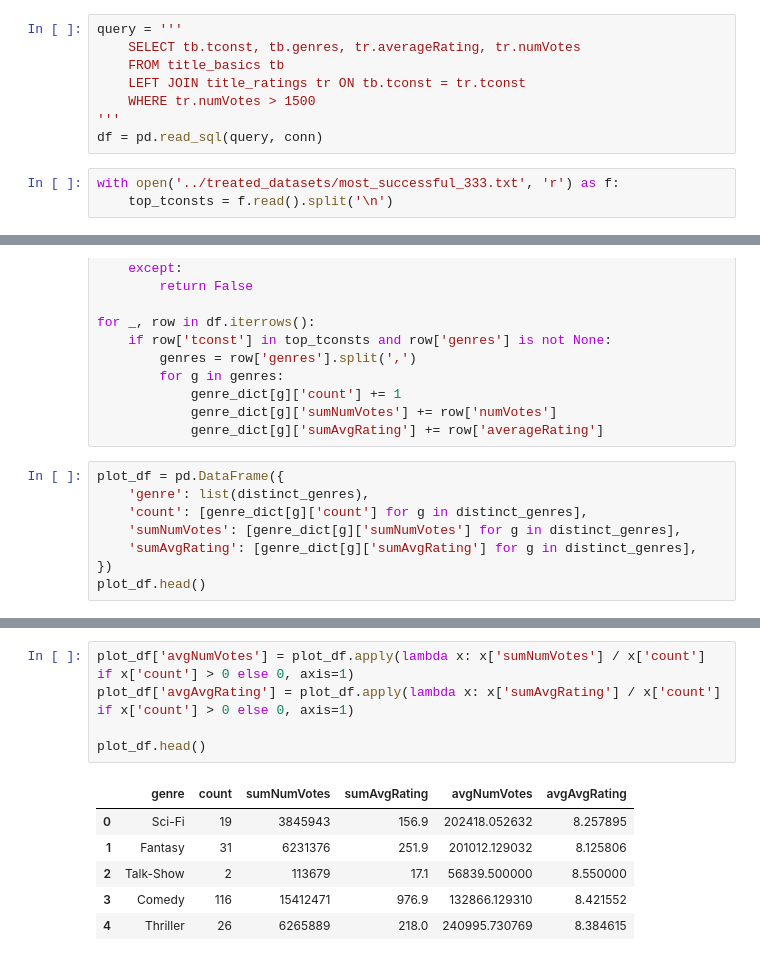
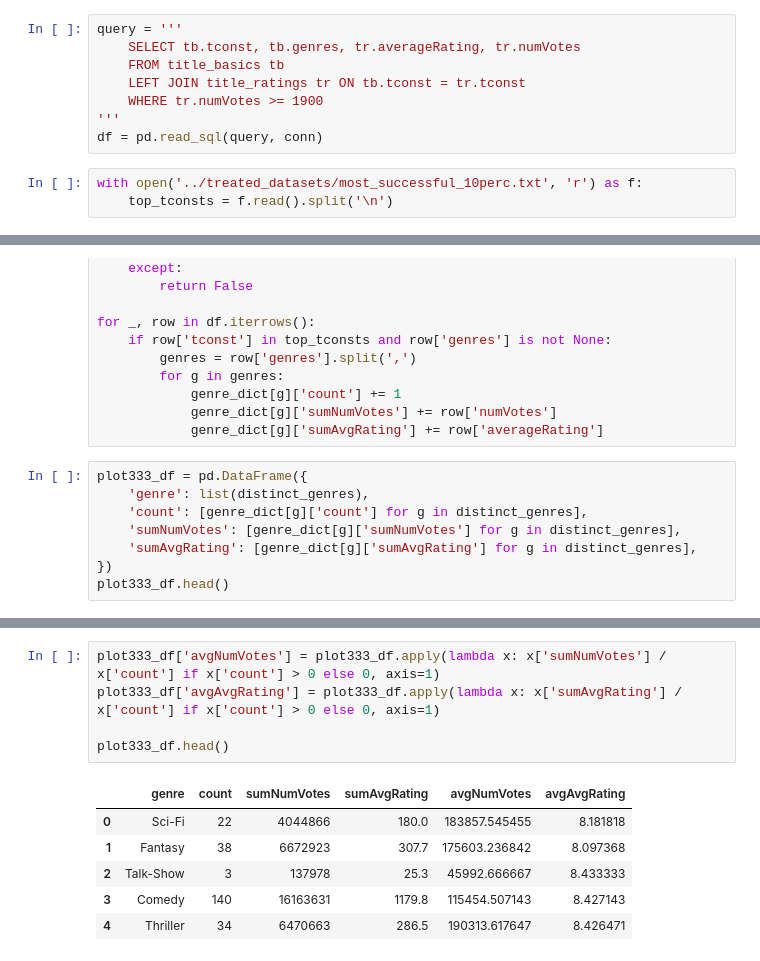
Before and after one commit to MBorgesT/DataVisProject, a Jupyter notebook: eda/genres.ipynb, the cells around one changed output, grey strips where cells are left out. Saved outputs shown, nothing was run; the diff lists cells and outputs as text.

```diff
--- a/eda/genres.ipynb
+++ b/eda/genres.ipynb
@@ -64,11 +70,11 @@ query = '''
     SELECT tb.tconst, tb.genres, tr.averageRating, tr.numVotes
     FROM title_basics tb
     LEFT JOIN title_ratings tr ON tb.tconst = tr.tconst
-    WHERE tr.numVotes > 1500
+    WHERE tr.numVotes >= 1900
 '''
 df = pd.read_sql(query, conn)
 # %%
-with open('../treated_datasets/most_successful_333.txt', 'r') as f:
+with open('../treated_datasets/most_successful_10perc.txt', 'r') as f:
     top_tconsts = f.read().split('\n')
 # %%
 df.head()
@@ -193,12 +199,12 @@ for _, row in df.iterrows():
             genre_dict[g]['sumNumVotes'] += row['numVotes']
             genre_dict[g]['sumAvgRating'] += row['averageRating']
 # %%
-plot_df = pd.DataFrame({
+plot333_df = pd.DataFrame({
     'genre': list(distinct_genres),
     'count': [genre_dict[g]['count'] for g in distinct_genres],
     'sumNumVotes': [genre_dict[g]['sumNumVotes'] for g in distinct_genres],
     'sumAvgRating': [genre_dict[g]['sumAvgRating'] for g in distinct_genres],
 })
-plot_df.head()
+plot333_df.head()
 # %% [output]
 |  | genre | count | sumNumVotes | sumAvgRating |
@@ -210,13 +236,13 @@ plot_df.head()
 # %%
-plot_df['avgNumVotes'] = plot_df.apply(lambda x: x['sumNumVotes'] / x['count'] if x['count'] > 0 else 0, axis=1)
-plot_df['avgAvgRating'] = plot_df.apply(lambda x: x['sumAvgRating'] / x['count'] if x['count'] > 0 else 0, axis=1)
+plot333_df['avgNumVotes'] = plot333_df.apply(lambda x: x['sumNumVotes'] / x['count'] if x['count'] > 0 else 0, axis=1)
+plot333_df['avgAvgRating'] = plot333_df.apply(lambda x: x['sumAvgRating'] / x['count'] if x['count'] > 0 else 0, axis=1)
 
-plot_df.head()
+plot333_df.head()
 # %% [output]
 |  | genre | count | sumNumVotes | sumAvgRating | avgNumVotes | avgAvgRating |
-| 0 | Sci-Fi | 19 | 3845943 | 156.9 | 202418.052632 | 8.257895 |
-| 1 | Fantasy | 31 | 6231376 | 251.9 | 201012.129032 | 8.125806 |
-| 2 | Talk-Show | 2 | 113679 | 17.1 | 56839.500000 | 8.550000 |
-| 3 | Comedy | 116 | 15412471 | 976.9 | 132866.129310 | 8.421552 |
-| 4 | Thriller | 26 | 6265889 | 218.0 | 240995.730769 | 8.384615 |
+| 0 | Sci-Fi | 22 | 4044866 | 180.0 | 183857.545455 | 8.181818 |
+| 1 | Fantasy | 38 | 6672923 | 307.7 | 175603.236842 | 8.097368 |
+| 2 | Talk-Show | 3 | 137978 | 25.3 | 45992.666667 | 8.433333 |
+| 3 | Comedy | 140 | 16163631 | 1179.8 | 115454.507143 | 8.427143 |
+| 4 | Thriller | 34 | 6470663 | 286.5 | 190313.617647 | 8.426471 |
 # %%
```
Also changed, not shown: parts of 17 cells of this notebook, 20 other files.
